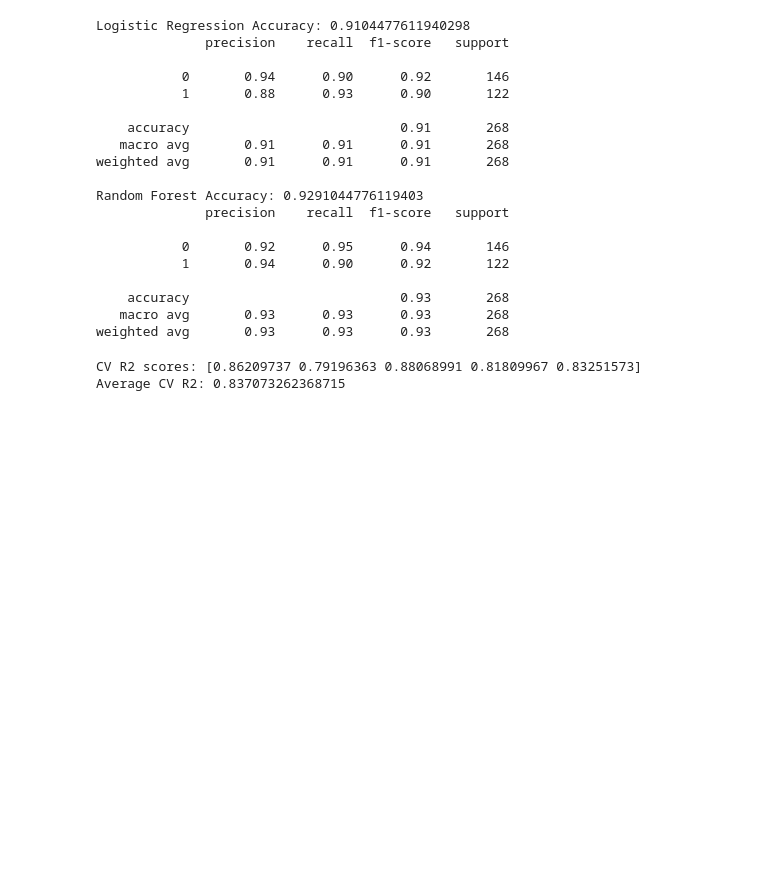
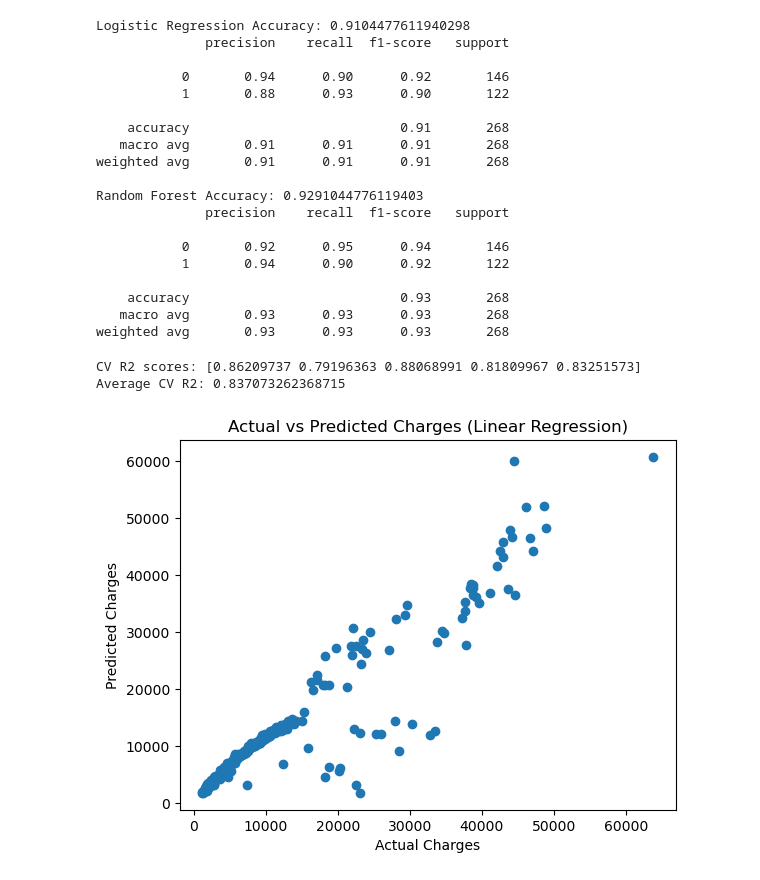
Before and after one commit to bmatlani8/insurance-cost-analysis, a Jupyter notebook: DATA200FinalProject.ipynb, the cells around one changed output. Saved outputs shown, nothing was run; the diff lists cells and outputs as text; code cells hidden in the pictures; blank space fills up the shorter version.

```diff
--- a/DATA200FinalProject.ipynb
+++ b/DATA200FinalProject.ipynb
@@ -314,3 +322,15 @@ CV R2 scores: [0.86209737 0.79196363 0.88068991 0.81809967 0.83251573]
 Average CV R2: 0.837073262368715
 # %%
 #-----Results----
+
+#Regression Results plot
+plt.scatter(y_test_reg, y_pred_lr)
+plt.xlabel("Actual Charges")
+plt.ylabel("Predicted Charges")
+plt.title("Actual vs Predicted Charges (Linear Regression)")
+plt.show()
+
+#output analysis: scatter plot showing that predicted values are very well aligned with actual charges(diagonal trend~good accuracy)
+# one note however is that there is slightly more of a spread at higher charge values, model could be less precise at very high costs.
+# %% [output]
+[figure, added]
```
Also changed, not shown: parts of 16 cells of this notebook.
